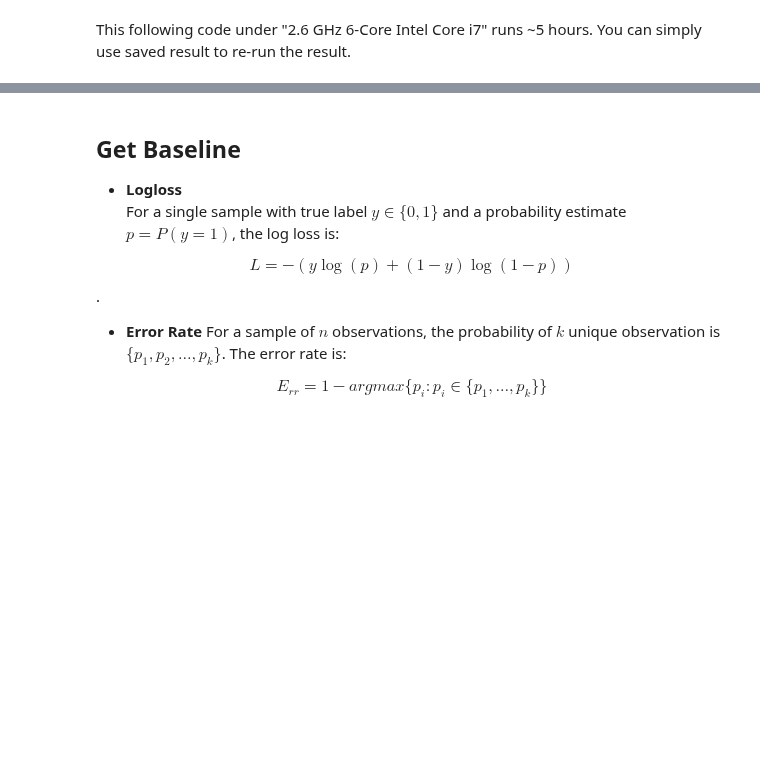
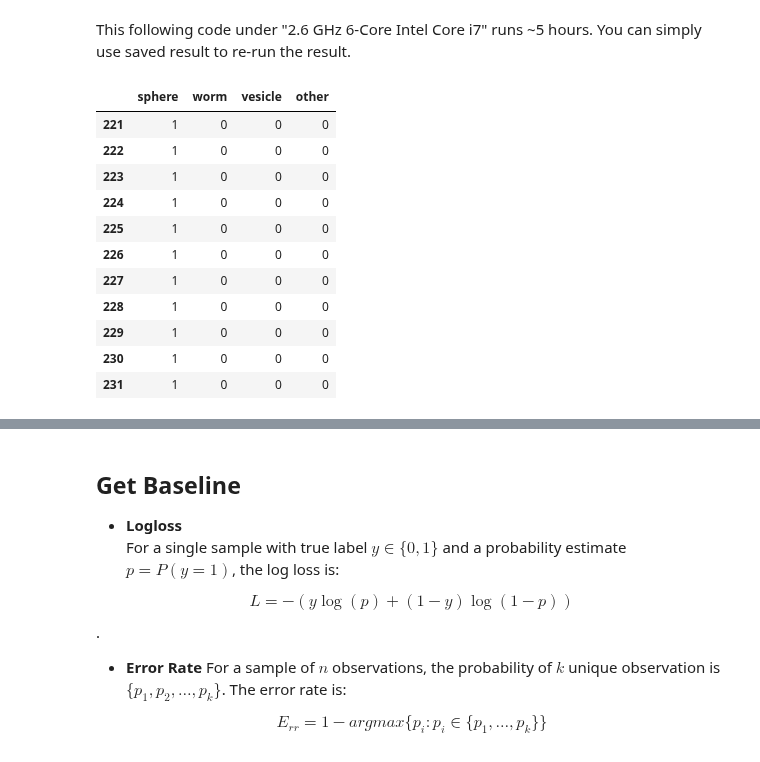
Before and after one commit to marioboley/PISA_ML, a Jupyter notebook: Extrapolation_corona_GluMA_core_HPMA.ipynb, the cells around one changed output, grey strips where cells are left out. Drawn from its saved outputs; the diff is of its cells as text; code cells hidden in the pictures; blank space fills up the shorter version.

```diff
--- a/Extrapolation_corona_GluMA_core_HPMA.ipynb
+++ b/Extrapolation_corona_GluMA_core_HPMA.ipynb
@@ -91,6 +91,21 @@ df['mean_train_error'] = 1- df['mean_train_accuracy']
 df['std_train_error'] = df['std_train_accuracy']
 df['mean_test_error'] = 1- df['mean_test_accuracy']
 df['std_test_error'] = df['std_test_accuracy']
+# %%
+data.y.iloc[GluMA_HPMA]
+# %% [output]
+|  | sphere | worm | vesicle | other |
+| 221 | 1 | 0 | 0 | 0 |
+| 222 | 1 | 0 | 0 | 0 |
+| 223 | 1 | 0 | 0 | 0 |
+| 224 | 1 | 0 | 0 | 0 |
+| 225 | 1 | 0 | 0 | 0 |
+| 226 | 1 | 0 | 0 | 0 |
+| 227 | 1 | 0 | 0 | 0 |
+| 228 | 1 | 0 | 0 | 0 |
+| 229 | 1 | 0 | 0 | 0 |
+| 230 | 1 | 0 | 0 | 0 |
+| 231 | 1 | 0 | 0 | 0 |
 # %%
 extrapolation.summary()
 # %% [output]
```
Also changed, not shown: parts of 6 cells of this notebook, 4 other files.
